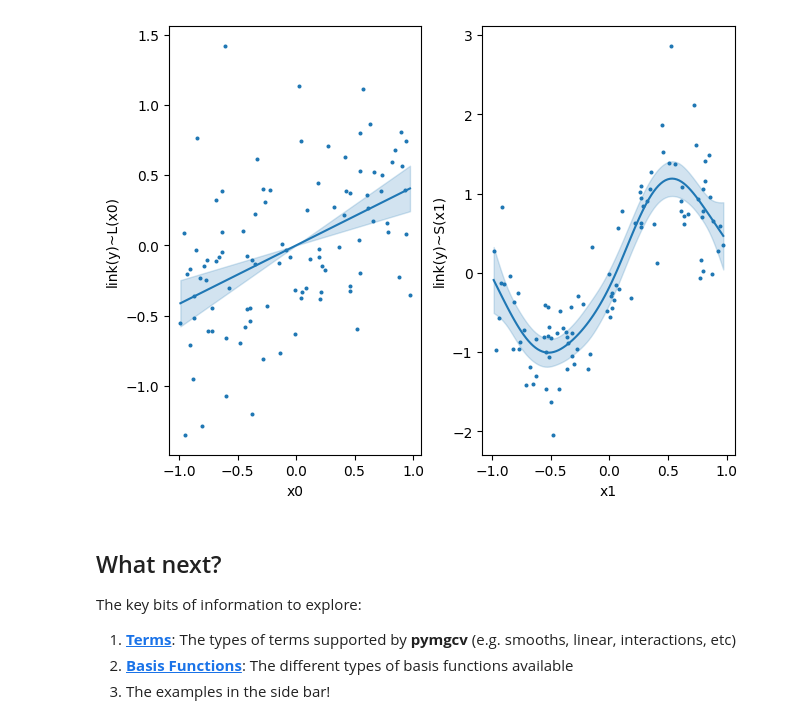
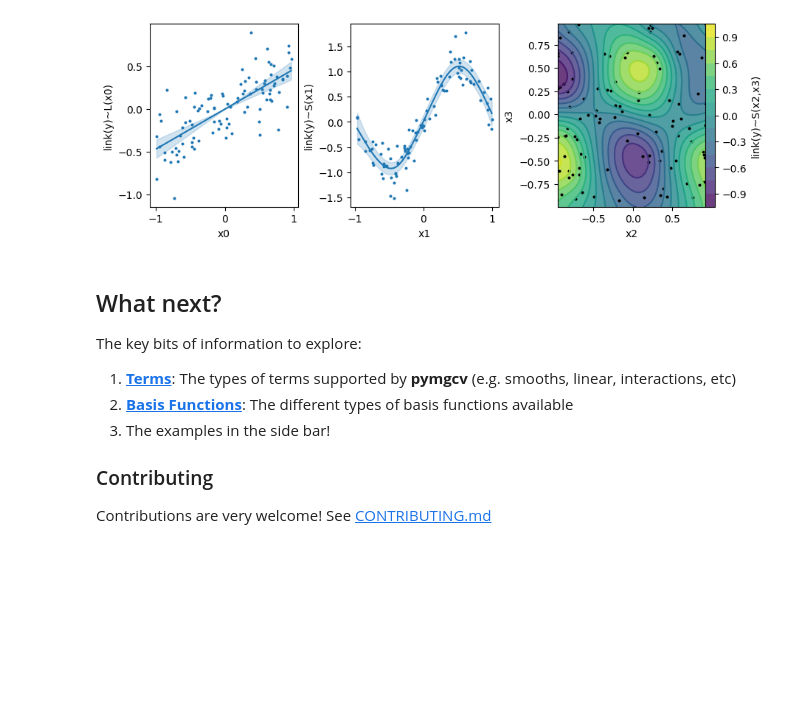
Before and after one commit to danielward27/pymgcv, a Jupyter notebook: docs/index.ipynb, the cells around one changed output. Cells and saved outputs as stored; diff of their text form; code cells hidden in the pictures; blank space fills up the shorter version.

```diff
--- a/docs/index.ipynb
+++ b/docs/index.ipynb
@@ -50,29 +51,32 @@ Why GAMs?
 
 ## Simple example
 # %%
+import numpy as np
 import pandas as pd
-import numpy as np
+
 from pymgcv.gam import GAM
-from pymgcv.terms import S, L
 from pymgcv.plot import plot_gam
-import matplotlib.pyplot as plt
+from pymgcv.terms import L, S
 
-# Generate sample data with non-linear relationship
-np.random.seed(42)
+rng = np.random.default_rng(1)
 n = 100
-x0 = np.random.uniform(-1, 1, n)
-x1 = np.random.uniform(-1, 1, n)
-y = 0.5 * x0 + np.sin(np.pi * x1) + np.random.normal(0, 0.5, n)
-data = pd.DataFrame({'x0': x0, 'x1': x1, 'y': y})
+x0, x1, x2, x3 = [rng.uniform(-1, 1, n) for _ in range(4)]
+y = (
+    0.5 * x0 +
+    np.sin(np.pi * x1) +
+    np.cos(np.pi * x2) * np.sin(np.pi * x3) +
+    rng.normal(0, 0.3, n)
+)
+data = pd.DataFrame({'x0': x0, 'x1': x1, 'x2': x2, 'x3': x3, 'y': y})
 
-# Define model: linear effect of x0, smooth function of x1
-gam = GAM({'y': L('x0') + S('x1')})
-
+gam = GAM({'y': L('x0') + S('x1') + S('x2', 'x3')})
 gam.fit(data)
-plot_gam(gam, residuals=True)
-plt.show()
+fig, ax = plot_gam(gam, residuals=True, ncols=3) # plot partial effects
+fig.set_size_inches(9, 3)
+fig.show()
+fig.savefig('gam_example.png', dpi=300, bbox_inches='tight')  # Save so we can add to README :)
 # %% [output]
-[figure, old version]
+[figure, new version]
 # %% [markdown]
 ## What next?
 
@@ -81,3 +85,7 @@ The key bits of information to explore:
 1. **[Terms](./api/terms.md)**: The types of terms supported by **pymgcv** (e.g. smooths, linear, interactions, etc)
 2. **[Basis Functions](./api/basis_functions.md)**: The different types of basis functions available
 3. The examples in the side bar!
+
+
+### Contributing
+Contributions are very welcome! See [CONTRIBUTING.md](https://github.com/danielward27/pymgcv/blob/main/CONTRIBUTING.md)
```
Also changed, not shown: parts of 1 cell of this notebook, 13 other files.
